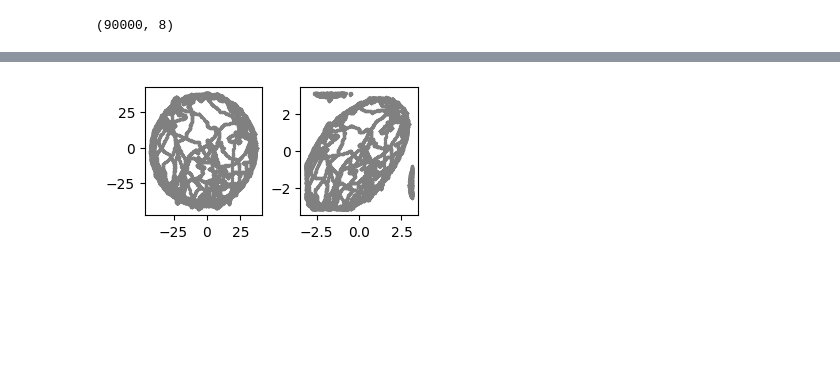
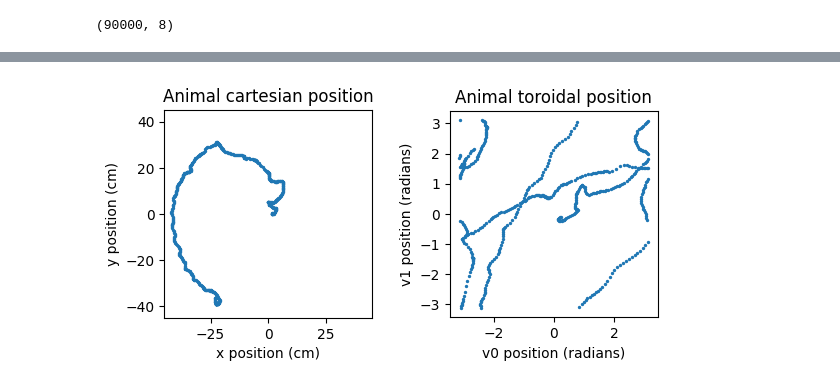
Before and after one commit to PJJ19/autopi_grid_cell_decoding, a Jupyter notebook: notebooks/3_Transforming 2D Cartesian coordinates into 2D toroidal coordinates.ipynb, the cells around one changed output, grey strips where cells are left out. Cells and saved outputs as stored; diff of their text form; code cells hidden in the pictures; blank space fills up the shorter version.

```diff
--- a/notebooks/3_Transforming 2D Cartesian coordinates into 2D toroidal coordinates.ipynb
+++ b/notebooks/3_Transforming 2D Cartesian coordinates into 2D toroidal coordinates.ipynb
@@ -366,9 +377,9 @@ class gridTransformation:
         if angularCoordinate:
 
             # this turn the disance along each axes as an angle that range from a distance of 0 to the period of the grid pattern.
-            c0 = length_to_angle(d0, self.period[0]) # c because it is now circular
-            c1 = length_to_angle(d1, self.period[1])
-            c2 = length_to_angle(d2, self.period[2])
+            c0 = self.length_to_angle(d0, self.period[0]) # c because it is now circular
+            c1 = self.length_to_angle(d1, self.period[1])
+            c2 = self.length_to_angle(d2, self.period[2])
 
 
             if returnCosSin:
@@ -437,0 +424,7 @@ Rx2: [[-0.5      ]
+# %%
+gt = gridTransformation(period = grid_param['period'],
+                       orientation = grid_param['orientation'])
+print(gt)
+p = ap.pose[5500:6000,1:3].copy()
+
+grid_coord = gt.poseToGridSpace(p,angularCoordinate = True, returnCosSin=False)
@@ -438,14 +459,35 @@ Rx2: [[-0.5      ]
+# %%
+grid_coord = grid_coord[:,:2]
 # %%
-plt.close()
+colSize = 2.8
+rowSize = 2.8
 ncols=2
 nrows=1
 fig = plt.figure(figsize=(ncols*colSize, nrows*rowSize), constrained_layout=True) # create a figure
-mainSpec = fig.add_gridspec(ncols=ncols, nrows=nrows)
+plt.rcParams['figure.dpi'] = 300
+
+mainSpec = fig.add_gridspec(ncols=ncols, nrows=nrows,wspace=0.1)
 ax = fig.add_subplot(mainSpec[0])
-ax.scatter(p[:,0],p[:,1],s=2,color="grey")
+ax.scatter(p[:,0],p[:,1],s=2)
+ax.set_aspect('equal')
+
+ax.set_xlim(-45,45)
+ax.set_ylim(-45,45)
+
+ax.set_xlabel("x position (cm)")
+ax.set_ylabel("y position (cm)")
+
+ax.set_title('Animal cartesian position')
+
 ax = fig.add_subplot(mainSpec[1])
-ax.scatter(grid_coord[:,0],grid_coord[:,1],s=2,color="grey")
+ax.scatter(grid_coord[:,0],grid_coord[:,1],s=2)
+ax.set_aspect('equal')
 
-plt.show()
+ax.set_xlabel("v0 position (radians)")
+ax.set_ylabel("v1 position (radians)")
+
+ax.set_title('Animal toroidal position')
+
+fig.savefig('../img/notebook3_animal_cartesian_vs_toroidal.png',dpi=300,bbox_inches='tight')
 # %% [output]
-[figure, old version]
+[figure, new version]
```
Also changed, not shown: parts of 14 cells of this notebook, 18 other files.
